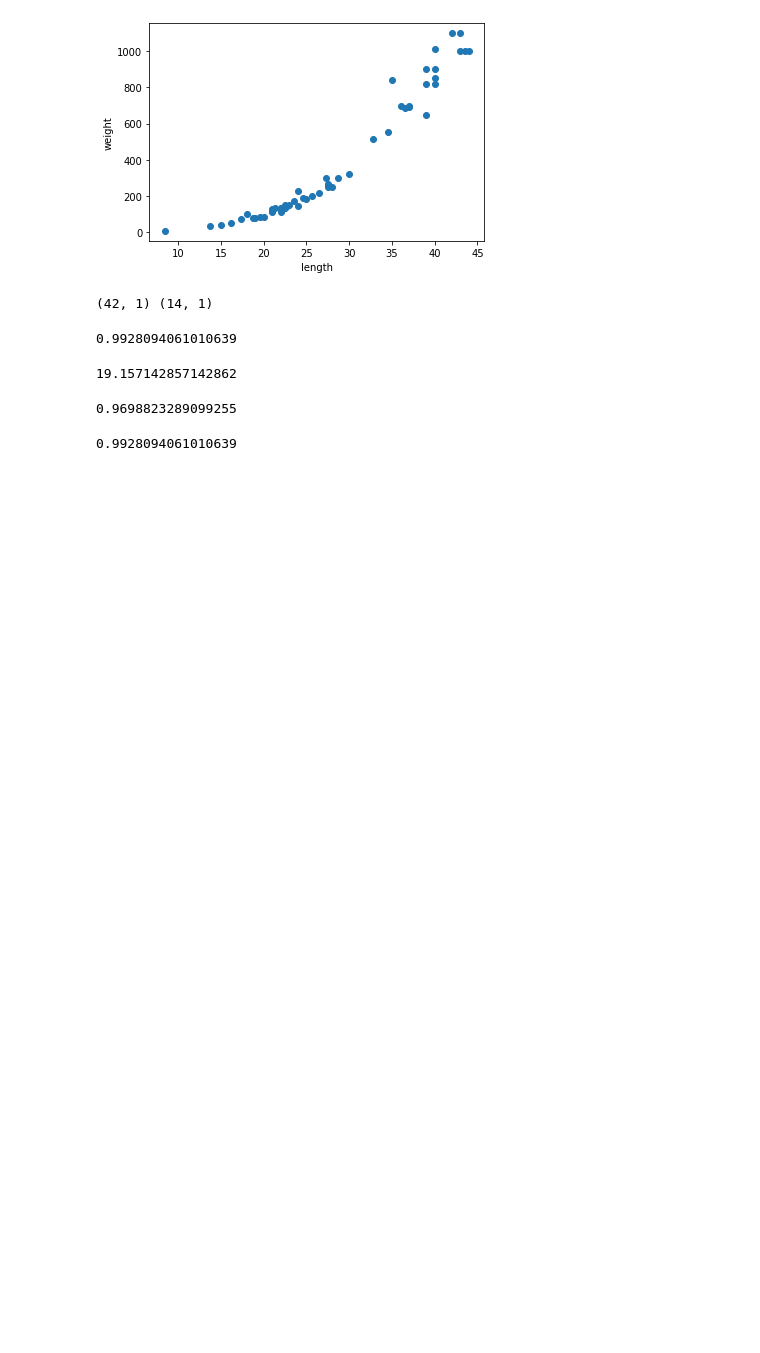
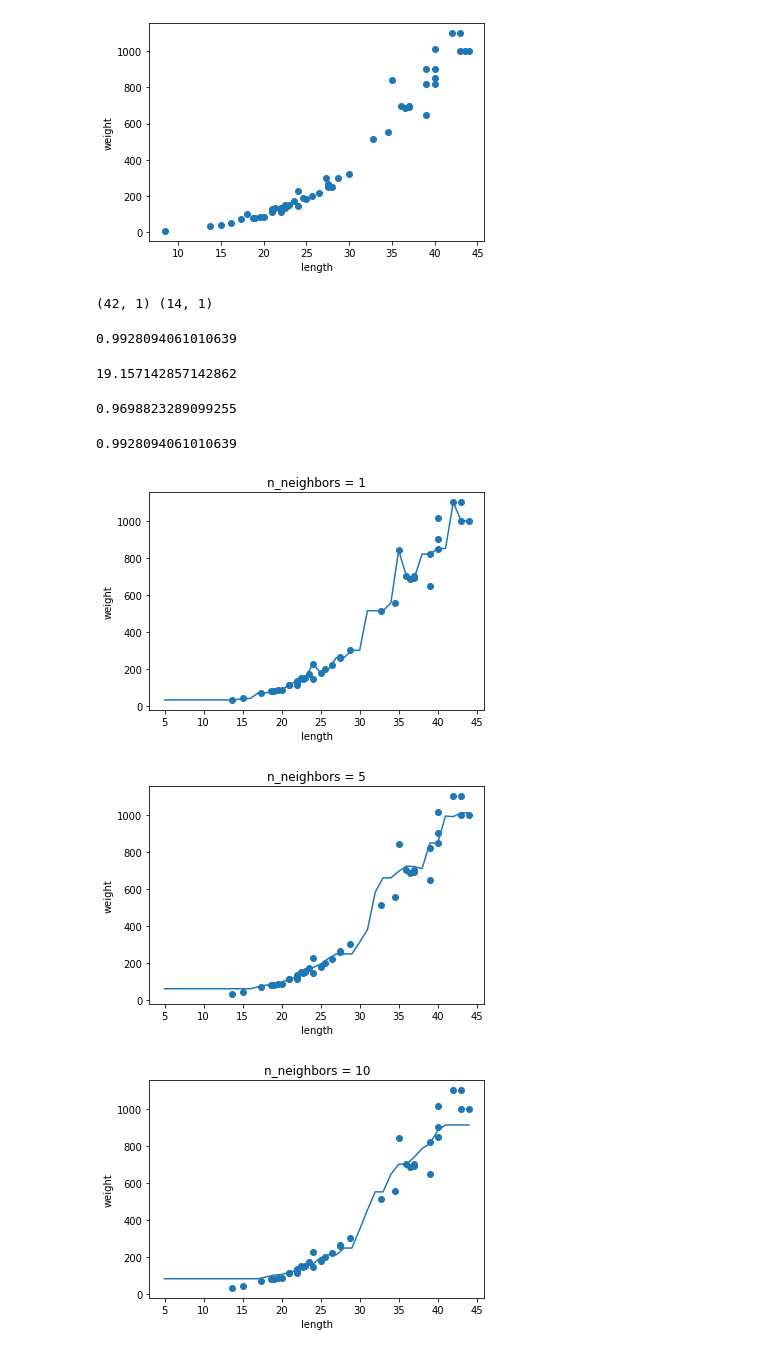
Before and after one commit to ParkHyunsu1110/Machine-Learning, a Jupyter notebook: 2021_09_24.ipynb, the cells around one changed output. Drawn from its saved outputs; the diff is of its cells as text; code cells hidden in the pictures; blank space fills up the shorter version.

```diff
--- a/2021_09_24.ipynb
+++ b/2021_09_24.ipynb
@@ -76,3 +76,28 @@ knr.score(train_input, train_target)
 knr.score(test_input, test_target)
 # %% [output]
 0.9928094061010639
+# %%
+# 이웃 개수 줄이기
+knr = KNeighborsRegressor()
+# 5에서 45까지 좌표
+x=np.arange(5, 45).reshape(-1, 1)
+
+# n=1, 5, 10일 때 예측 결과를 그래프로
+for n in [1, 5, 10]:
+  # 모델 훈련
+  knr.n_neighbors = n
+  knr.fit(train_input, train_target)
+
+  # 지정한 범위 x에 대한 예측 구하기
+  prediction = knr.predict(x)
+  # 훈련세트와 예측 결과 그래프 그리기
+  plt.scatter(train_input, train_target)
+  plt.plot(x, prediction)
+  plt.title('n_neighbors = {}'.format(n)) # 대괄호 안에 어떠한 포맷으로 값을 넣겠다. 이 경우, n의 값이 1, 5, 10 이 됨
+  plt.xlabel('length')
+  plt.ylabel('weight')
+  plt.show()
+# %% [output]
+[figure, added]
+[figure, added]
+[figure, added]
```
